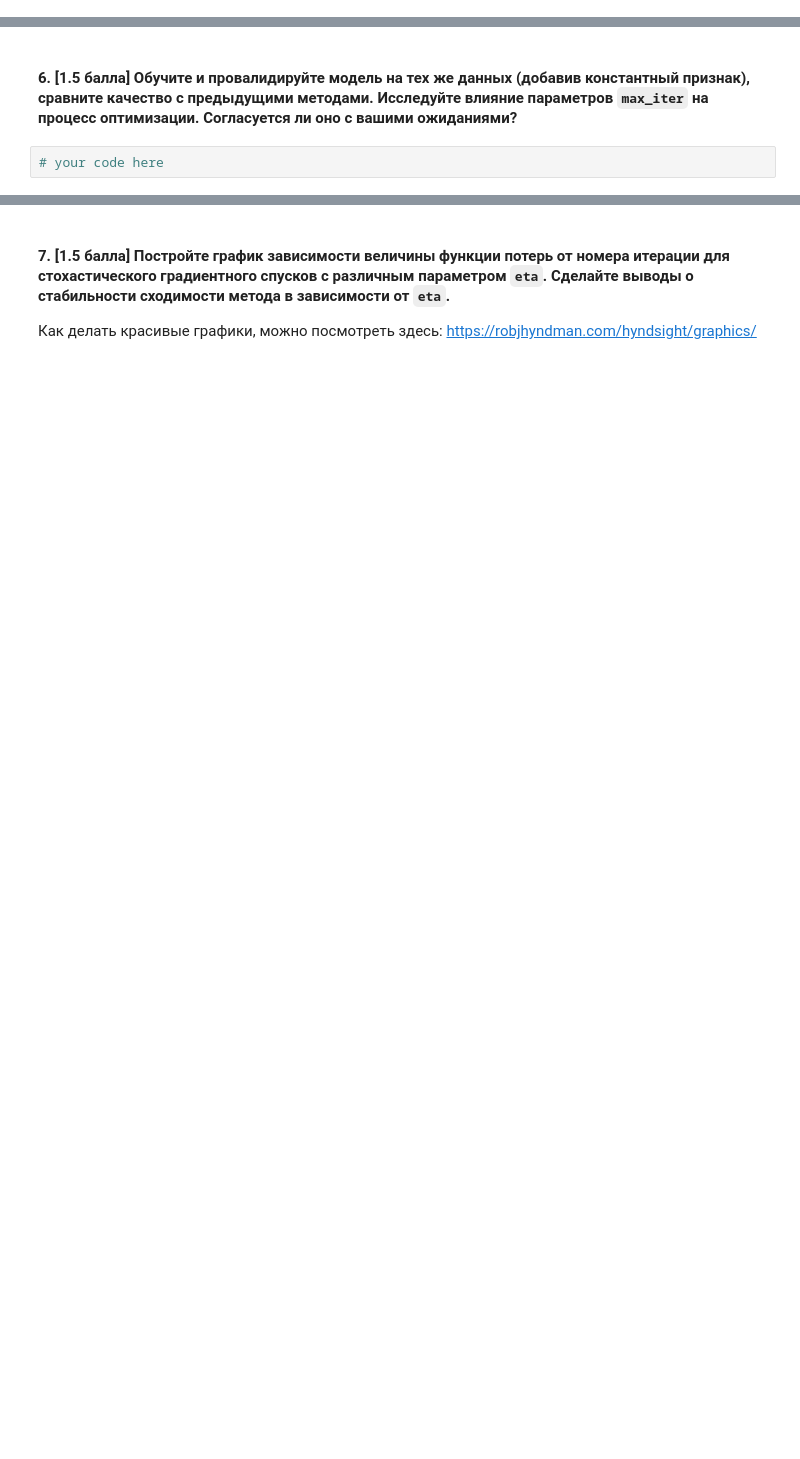
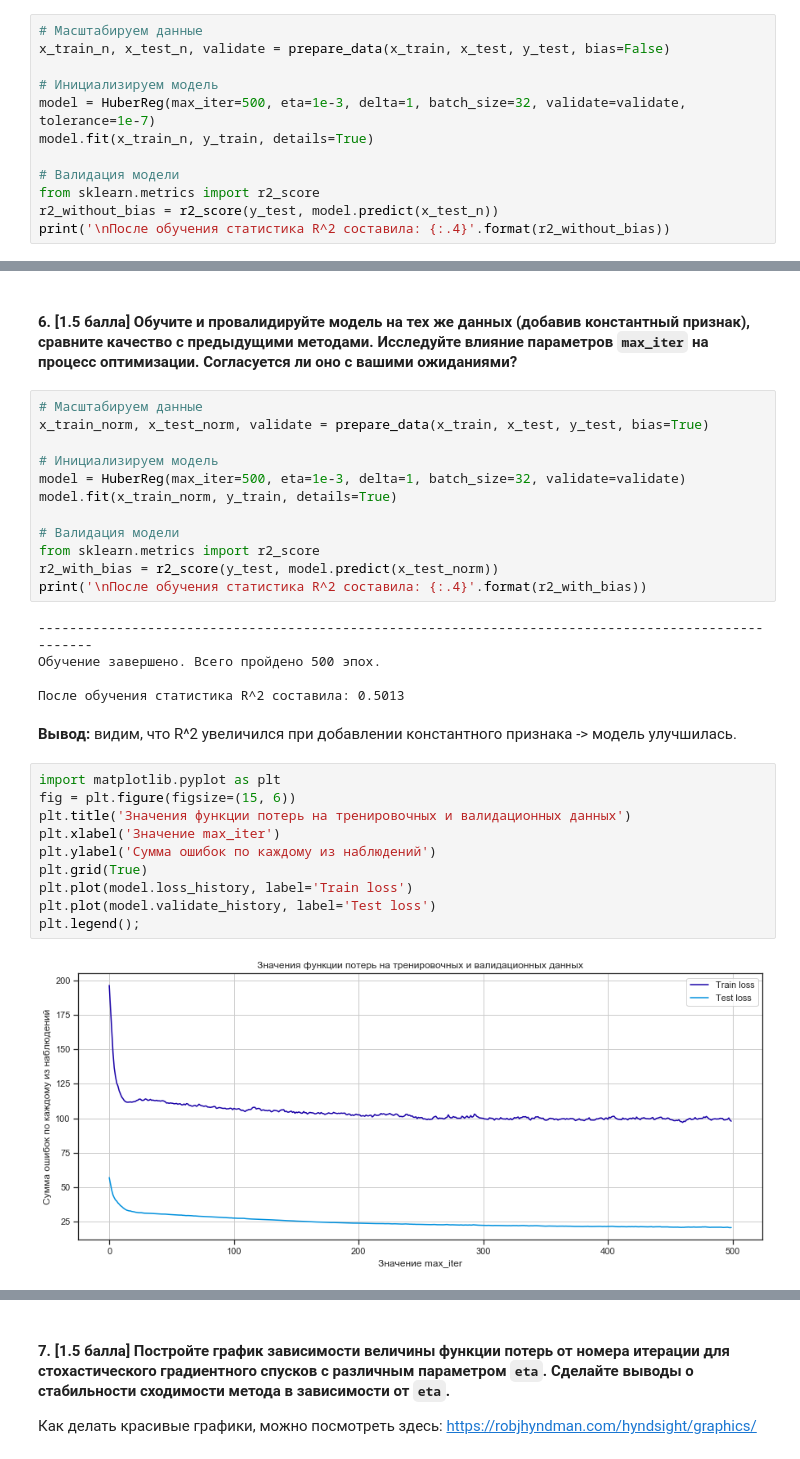
Before and after one commit to danyanyam/ilikeeconomics, a Jupyter notebook: Helpful Stuff/HSE-ML HomeWorks/homework-practice-02.ipynb, the cells around one changed output, grey strips where cells are left out. Saved outputs shown, nothing was run; the diff lists cells and outputs as text; blank space fills up the shorter version.

```diff
--- a/Helpful Stuff/HSE-ML HomeWorks/homework-practice-02.ipynb
+++ b/Helpful Stuff/HSE-ML HomeWorks/homework-practice-02.ipynb
@@ -141,0 +344,12 @@ class HuberReg(BaseEstimator):
+# %%
+# Масштабируем данные
+x_train_n, x_test_n, validate = prepare_data(x_train, x_test, y_test, bias=False)
+
+# Инициализируем модель
+model = HuberReg(max_iter=500, eta=1e-3, delta=1, batch_size=32, validate=validate, tolerance=1e-7)
+model.fit(x_train_n, y_train, details=True)
+
+# Валидация модели
+from sklearn.metrics import r2_score
+r2_without_bias = r2_score(y_test, model.predict(x_test_n))
+print('\nПосле обучения статистика R^2 составила: {:.4}'.format(r2_without_bias))
@@ -142,4 +361,33 @@ class HuberReg(BaseEstimator):
 # %% [markdown]
 #### 6. [1.5 балла] Обучите и провалидируйте модель на тех же данных (добавив константный признак), сравните качество с предыдущими методами. Исследуйте влияние параметров `max_iter` на процесс оптимизации. Согласуется ли оно с вашими ожиданиями?
-# %%
-# your code here
+# %%
+# Масштабируем данные
+x_train_norm, x_test_norm, validate = prepare_data(x_train, x_test, y_test, bias=True)
+
+# Инициализируем модель
+model = HuberReg(max_iter=500, eta=1e-3, delta=1, batch_size=32, validate=validate)
+model.fit(x_train_norm, y_train, details=True)
+
+# Валидация модели
+from sklearn.metrics import r2_score
+r2_with_bias = r2_score(y_test, model.predict(x_test_norm))
+print('\nПосле обучения статистика R^2 составила: {:.4}'.format(r2_with_bias))
+# %% [output]
+----------------------------------------------------------------------------------------------------
+Обучение завершено. Всего пройдено 500 эпох.
+
+После обучения статистика R^2 составила: 0.5013
+# %% [markdown]
+**Вывод:** видим, что R^2 увеличился при добавлении константного признака -> модель улучшилась.
+# %%
+import matplotlib.pyplot as plt
+fig = plt.figure(figsize=(15, 6))
+plt.title('Значения функции потерь на тренировочных и валидационных данных')
+plt.xlabel('Значение max_iter')
+plt.ylabel('Сумма ошибок по каждому из наблюдений')
+plt.grid(True)
+plt.plot(model.loss_history, label='Train loss')
+plt.plot(model.validate_history, label='Test loss')
+plt.legend();
+# %% [output]
+[figure, added]
```
Also changed, not shown: parts of 19 cells of this notebook, 1 other file.
